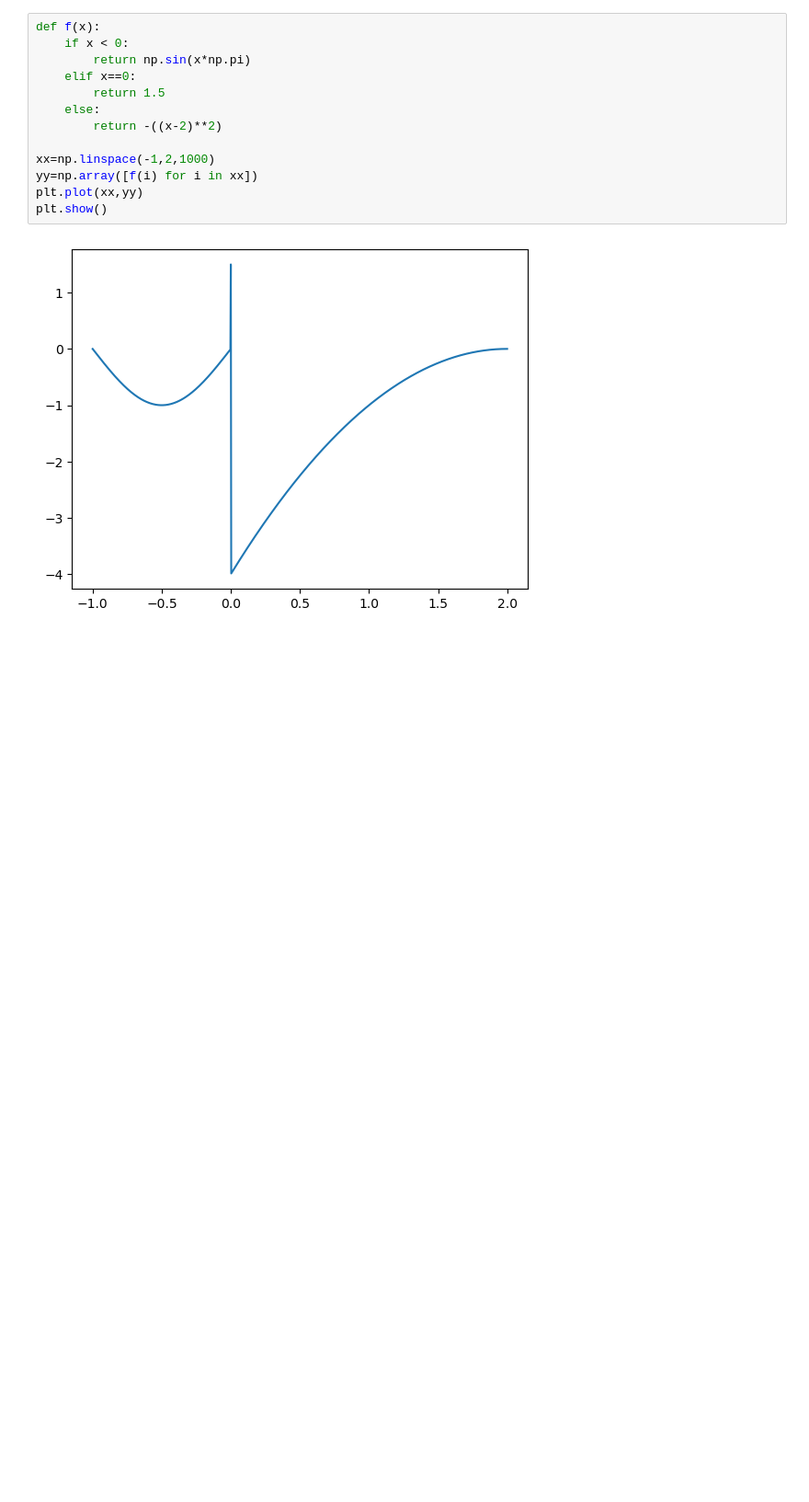
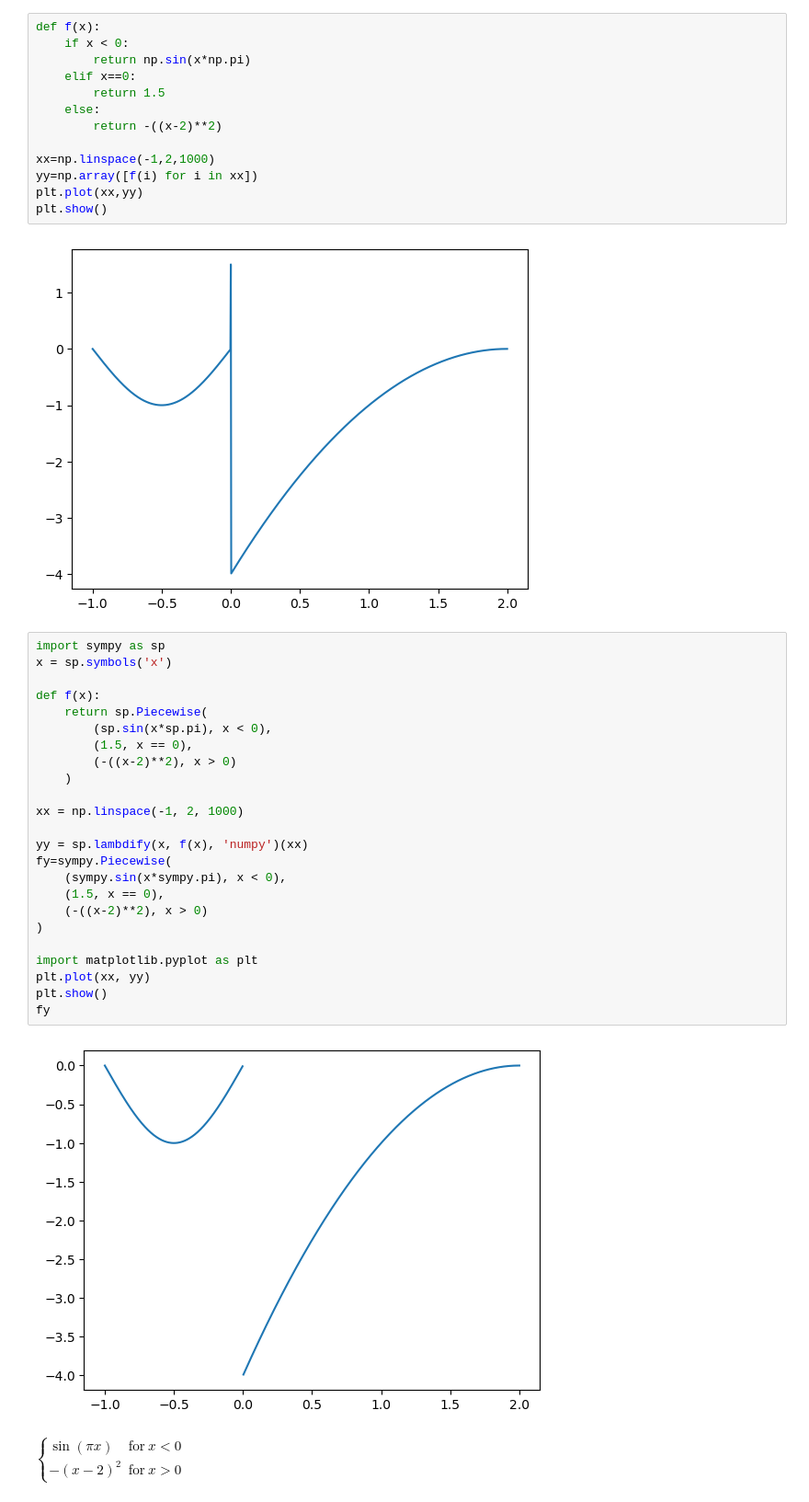
Before and after one commit to matansharon/Calculas, a Jupyter notebook: Section3.ipynb, the cells around one changed output. Shown at 92% size. Drawn from its saved outputs; the diff is of its cells as text; blank space fills up the shorter version.

Commit message:
done with sympy

```diff
--- a/Section3.ipynb
+++ b/Section3.ipynb
@@ -847,3 +847,30 @@ plt.plot(xx,yy)
 plt.show()
 # %% [output]
 [figure]
+# %%
+import sympy as sp
+x = sp.symbols('x')
+
+def f(x):
+    return sp.Piecewise(
+        (sp.sin(x*sp.pi), x < 0),
+        (1.5, x == 0),
+        (-((x-2)**2), x > 0)
+    )
+
+xx = np.linspace(-1, 2, 1000)
+
+yy = sp.lambdify(x, f(x), 'numpy')(xx)
+fy=sympy.Piecewise(
+    (sympy.sin(x*sympy.pi), x < 0),
+    (1.5, x == 0),
+    (-((x-2)**2), x > 0)
+)
+
+import matplotlib.pyplot as plt
+plt.plot(xx, yy)
+plt.show()
+fy
+# %% [output]
+[figure, added]
+$\displaystyle \begin{cases} \sin{\left(\pi x \right)} & \text{for}\: x < 0 \\- \left(x - 2\right)^{2} & \text{for}\: x > 0 \end{cases}$
```
Also changed, not shown: 1 other file.
